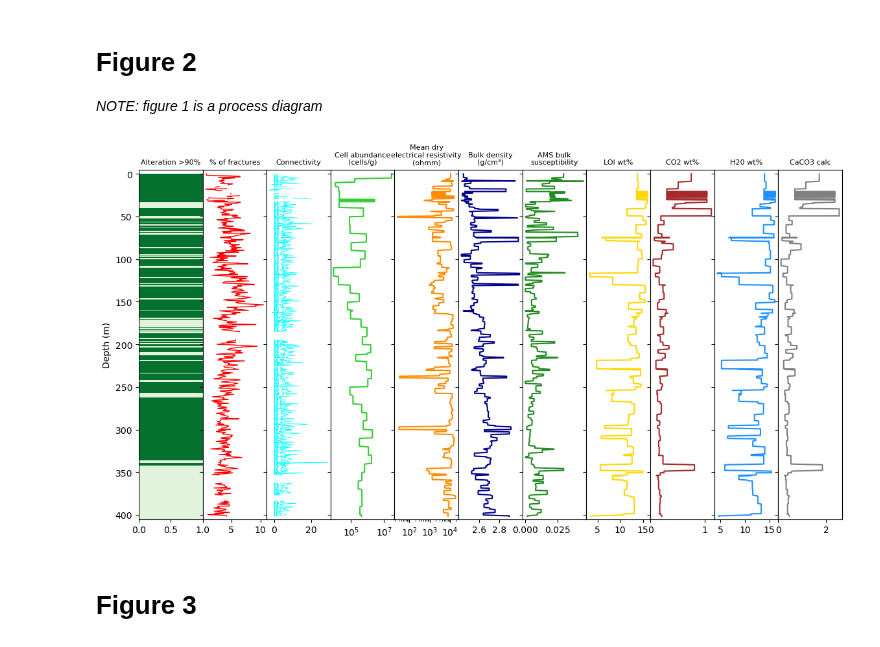
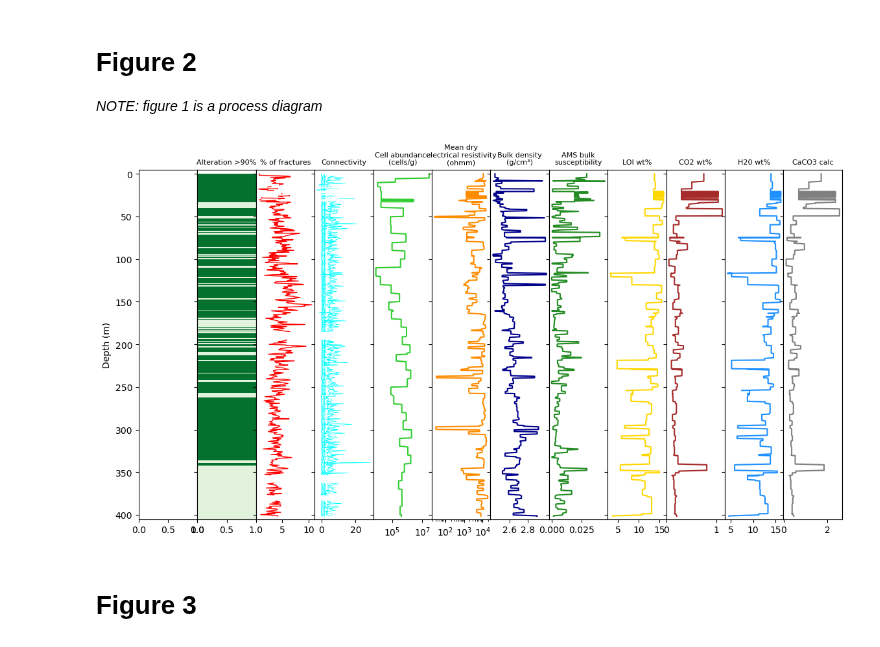
Before and after one commit to SerpRateAI/AI-pipeline-boreholes, a Jupyter notebook: paper-figures.ipynb, the cells around one changed output. Drawn from its saved outputs; the diff is of its cells as text; code cells hidden in the pictures.

Commit message:
added geology figure

```diff
--- a/paper-figures.ipynb
+++ b/paper-figures.ipynb
@@ -9,3 +9,21 @@ import matplotlib.colors as mcolors
 dataset_path = 'Datasets/Dataset_BA1B.xlsx'
 
 df = pd.read_excel(dataset_path)
+[c for c in df.columns]
+geology_columns = ['UNIT_TYPE_Dunite',
+ 'UNIT_TYPE_Fault rock',
+ 'UNIT_TYPE_Gabbro',
+ 'UNIT_TYPE_Harzburgite',
+ 'UNIT_TYPE_Metagabbro',
+ 'UNIT_TYPE_Other',
+ # 'UNIT_CLASS_OPHIO',
+ # 'UNIT_CLASS_UND',
+                  ]
+# %%
+fig, ax = plt.subplots(figsize=(2, 14))
+df[geology_columns]
+
+for n, c in enumerate(geology_columns):
+    n = n + 1
+    z = np.vstack(df[c].replace(0, np.nan).values*n)
+    ax.pcolormesh(z, vmin=0, vmax=6, cmap='rainbow')
@@ -49,60 +69,60 @@ connectivity = ['PnS2_sum',
  'FnL_sum',
  'FnP3V_sum',
  'FnP3H_sum',
  'FnP4_sum',
  'FnP6V_sum',]
 
 fig2_df = df[fig2_cols].copy()
 fig2_df.sort_values(by='TOP_DEPTH', inplace=True)
-fig, ax = plt.subplots(1, 11, figsize=(14, 7), sharey=True)
+fig, ax = plt.subplots(1, 12, figsize=(14, 7), sharey=True)
 
 y = fig2_df.TOP_DEPTH
 
-ax[0].pcolormesh(np.vstack(fig2_df['Alteration_dummies_>90%'].values), cmap='Greens', vmin=-0.2, vmax=1.2)
-ax[0].set_title('Alteration >90%', fontsize=8)
+ax[1].pcolormesh(np.vstack(fig2_df['Alteration_dummies_>90%'].values), cmap='Greens', vmin=-0.2, vmax=1.2)
+ax[1].set_title('Alteration >90%', fontsize=8)
 
-ax[1].plot(fig2_df['% of fractures'], y, color='red', linewidth=1)
-ax[1].set_title('% of fractures', fontsize=8)
+ax[2].plot(fig2_df['% of fractures'], y, color='red', linewidth=1)
+ax[2].set_title('% of fractures', fontsize=8)
 
 for c in connectivity:
-    ax[2].plot(fig2_df[c], y, color='cyan', linewidth=0.5)
-ax[2].set_title('Connectivity', fontsize=8)
+    ax[3].plot(fig2_df[c], y, color='cyan', linewidth=0.5)
+ax[3].set_title('Connectivity', fontsize=8)
 
-ax[3].plot(fig2_df['Cell abundance (cells/g)'], y, color='limegreen')
-ax[3].set_xscale('log')
-ax[3].set_title('Cell abundance\n(cells/g)', fontsize=8)
+ax[4].plot(fig2_df['Cell abundance (cells/g)'], y, color='limegreen')
+ax[4].set_xscale('log')
+ax[4].set_title('Cell abundance\n(cells/g)', fontsize=8)
 
-ax[4].plot(fig2_df['Mean dry electrical Resistivity (ohmm)'], y, color='darkorange')
-ax[4].set_xscale('log')
-ax[4].set_title('Mean dry\nelectrical resistivity\n(ohmm)', fontsize=8)
+ax[5].plot(fig2_df['Mean dry electrical Resistivity (ohmm)'], y, color='darkorange')
+ax[5].set_xscale('log')
+ax[5].set_title('Mean dry\nelectrical resistivity\n(ohmm)', fontsize=8)
 
-ax[5].plot(fig2_df['Bulk density (g/cm³)'], y, color='darkblue')
-ax[5].set_title('Bulk density\n(g/cm³)', fontsize=8)
-ax[5].set_xticks([2.6, 2.8])
+ax[6].plot(fig2_df['Bulk density (g/cm³)'], y, color='darkblue')
+ax[6].set_title('Bulk density\n(g/cm³)', fontsize=8)
+ax[6].set_xticks([2.6, 2.8])
 
-ax[6].plot(fig2_df['AMS bulk susceptibility'], y, color='forestgreen')
-ax[6].set_title('AMS bulk\nsusceptibility', fontsize=8)
+ax[7].plot(fig2_df['AMS bulk susceptibility'], y, color='forestgreen')
+ax[7].set_title('AMS bulk\nsusceptibility', fontsize=8)
 
-ax[7].plot(fig2_df['LOI wt%'], y, color='gold')
-ax[7].set_title('LOI wt%', fontsize=8)
+ax[8].plot(fig2_df['LOI wt%'], y, color='gold')
+ax[8].set_title('LOI wt%', fontsize=8)
 
-ax[8].plot(fig2_df['CO2 wt%'], y, color='brown')
-ax[8].set_title('CO2 wt%', fontsize=8)
+ax[9].plot(fig2_df['CO2 wt%'], y, color='brown')
+ax[9].set_title('CO2 wt%', fontsize=8)
 
-ax[9].plot(fig2_df['H20 wt%'], y, color='dodgerblue')
-ax[9].set_title('H20 wt%', fontsize=8)
+ax[10].plot(fig2_df['H20 wt%'], y, color='dodgerblue')
+ax[10].set_title('H20 wt%', fontsize=8)
 
-ax[10].plot(fig2_df['CaCO3 calc'], y, color='grey')
-ax[10].set_title('CaCO3 calc', fontsize=8)
+ax[11].plot(fig2_df['CaCO3 calc'], y, color='grey')
+ax[11].set_title('CaCO3 calc', fontsize=8)
 
 ax[0].set_ylim(405, -5)
 ax[0].set_ylabel('Depth (m)')
 fig.subplots_adjust(wspace=0, hspace=0)
 
 # plt.tight_layout()
 fig.savefig('fig2.pdf', bbox_inches='tight')
 # %% [output]
-[figure, old version]
+[figure, new version]
 # %% [markdown]
 # Figure 3
 # %%
```
Also changed, not shown: parts of 1 cell of this notebook, 1 other file.
